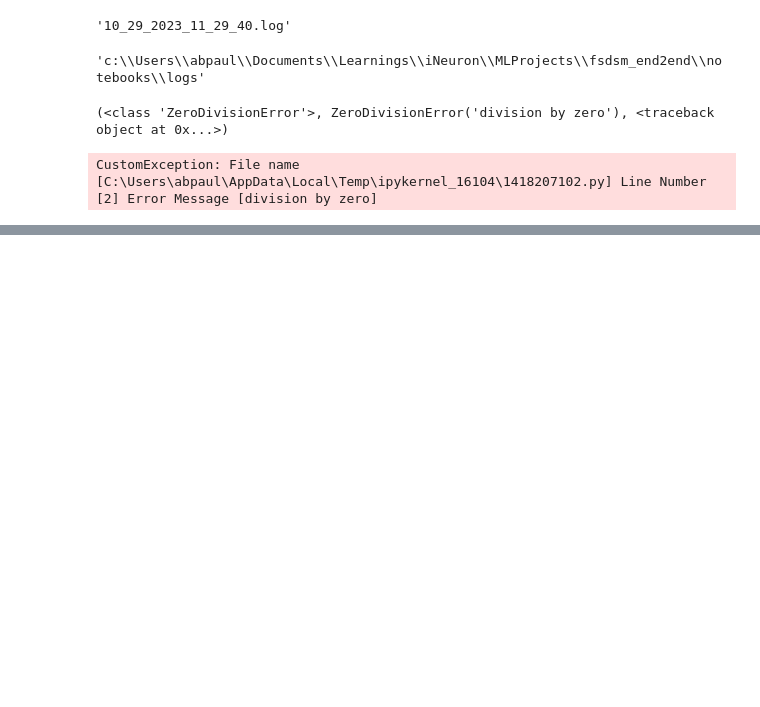
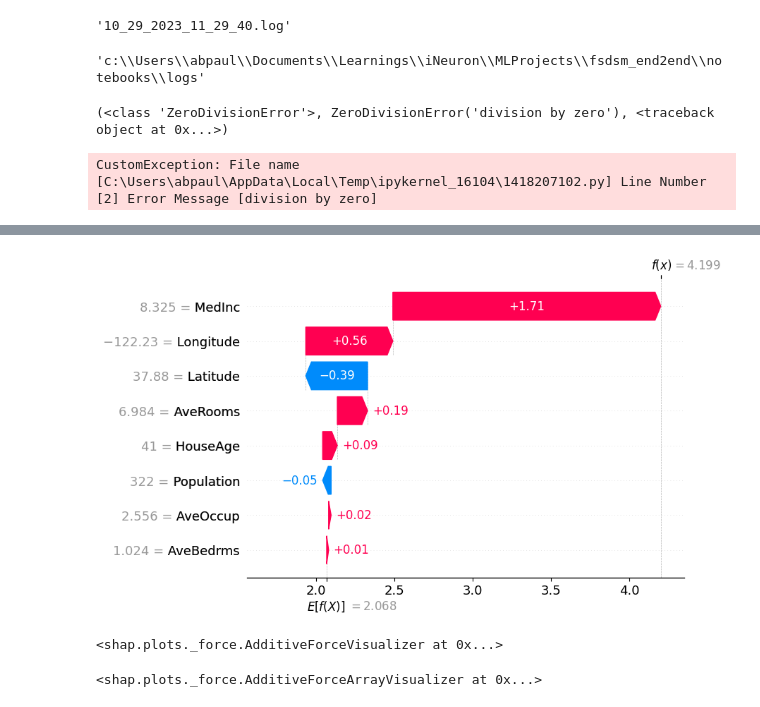
Before and after one commit to abhijitpaul0212/GemstonePricePrediction, a Jupyter notebook: notebooks/research.ipynb, the cells around one changed output, grey strips where cells are left out. Drawn from its saved outputs; the diff is of its cells as text; code cells hidden in the pictures; blank space fills up the shorter version.

```diff
--- a/notebooks/research.ipynb
+++ b/notebooks/research.ipynb
@@ -43,3 +43,21 @@ CustomException: File name [C:\Users\abpaul\AppData\Local\Temp\ipykernel_16104\1
 # %%
 import os
 os.makedirs(os.path.dirname(os.path.join("artifacts", "raw.csv")), exist_ok=True)
+# %%
+import xgboost
+import shap
+
+# train an XGBoost model
+X, y = shap.datasets.california()
+model = xgboost.XGBRegressor().fit(X, y)
+
+# explain the model's predictions using SHAP
+# (same syntax works for LightGBM, CatBoost, scikit-learn, transformers, Spark, etc.)
+explainer = shap.Explainer(model)
+shap_values = explainer(X)
+# print(shap_values)
+
+# visualize the first prediction's explanation
+# shap.plots.waterfall(shap_values)
+shap.plots.waterfall(shap_values[0])
+# %% [output]
@@ -45,0 +65,11 @@ os.makedirs(os.path.dirname(os.path.join("artifacts", "raw.csv")), exist_ok=True
+[figure, added]
+# %%
+# visualize the first prediction's explanation with a force plot
+shap.plots.force(shap_values[0])
+# %% [output]
+<shap.plots._force.AdditiveForceVisualizer at 0x...>
+# %%
+# visualize all the training set predictions
+shap.plots.force(shap_values[:500])
+# %% [output]
+<shap.plots._force.AdditiveForceArrayVisualizer at 0x...>
```
Also changed, not shown: parts of 4 cells of this notebook, 10 other files.
